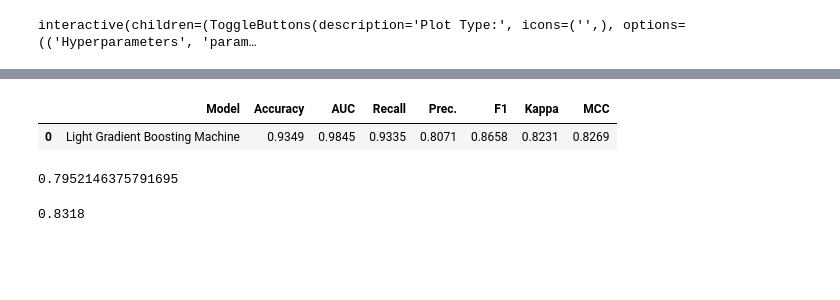
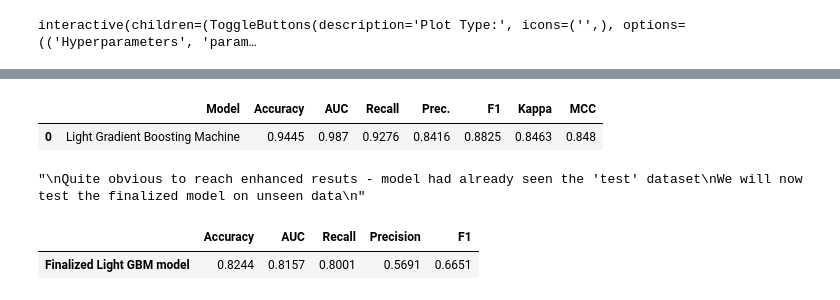
Before and after one commit to thiagoacdias/rain-tomorrow, a Jupyter notebook: final_sprint.ipynb, the cells around one changed output, grey strips where cells are left out. Saved outputs shown, nothing was run; the diff lists cells and outputs as text; code cells hidden in the pictures; blank space fills up the shorter version.

```diff
--- a/final_sprint.ipynb
+++ b/final_sprint.ipynb
@@ -387,6 +381,13 @@ Optimized Probability Threshold: 0.3 | Optimized Cost Function: 75632
 # %%
-predict_model(finalized_gbm, probability_threshold = .30);
+predict_model(finalized_gbm, probability_threshold = .32);
 # %% [output]
 |  | Model | Accuracy | AUC | Recall | Prec. | F1 | Kappa | MCC |
-| 0 | Light Gradient Boosting Machine | 0.9349 | 0.9845 | 0.9335 | 0.8071 | 0.8658 | 0.8231 | 0.8269 |
+| 0 | Light Gradient Boosting Machine | 0.9445 | 0.987 | 0.9276 | 0.8416 | 0.8825 | 0.8463 | 0.848 |
+# %%
+'''
+Quite obvious to reach enhanced resuts - model had already seen the 'test' dataset
+We will now test the finalized model on unseen data
+'''
+# %% [output]
+"\nQuite obvious to reach enhanced resuts - model had already seen the 'test' dataset\nWe will now test the finalized model on unseen data\n"
 # %%
@@ -394,12 +395,13 @@ unseen_predictions = predict_model(finalized_gbm, data=data_unseen, probability_
-# %%
-recall_score(y_true=unseen_predictions['raintomorrow'],
-             y_pred=unseen_predictions['Label'].astype(int))
-# %% [output]
-0.7952146375791695
-# %%
-from pycaret.utils import check_metric
-check_metric(unseen_predictions['raintomorrow'],
-             unseen_predictions['Label'].astype(int),
-             metric='Accuracy')
-# %% [output]
-0.8318
+# %%
+metrics_list = ['Accuracy', 'AUC', 'Recall','Precision',  'F1']
+metrics_figures = []
+
+for metric in metrics_list:
+    metrics_figures.append(check_metric(unseen_predictions['raintomorrow'],
+             unseen_predictions['Label'].astype(int),
+             metric=metric))
+
+pd.DataFrame(data=zip(metrics_figures), index = metrics_list, columns=['Finalized Light GBM model']).T
+# %% [output]
+|  | Accuracy | AUC | Recall | Precision | F1 |
+| Finalized Light GBM model | 0.8244 | 0.8157 | 0.8001 | 0.5691 | 0.6651 |
```
Also changed, not shown: parts of 14 cells of this notebook, 2 other files.
